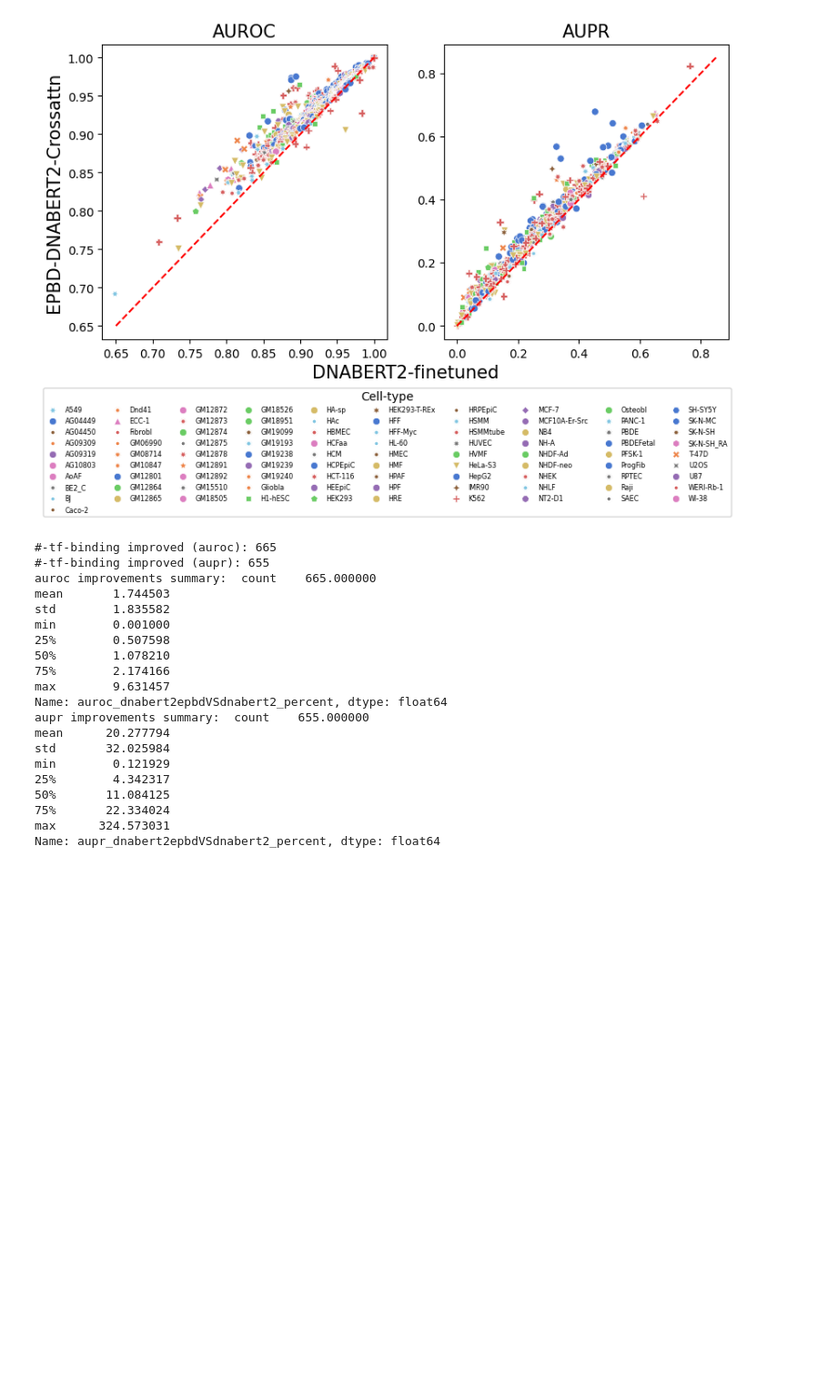
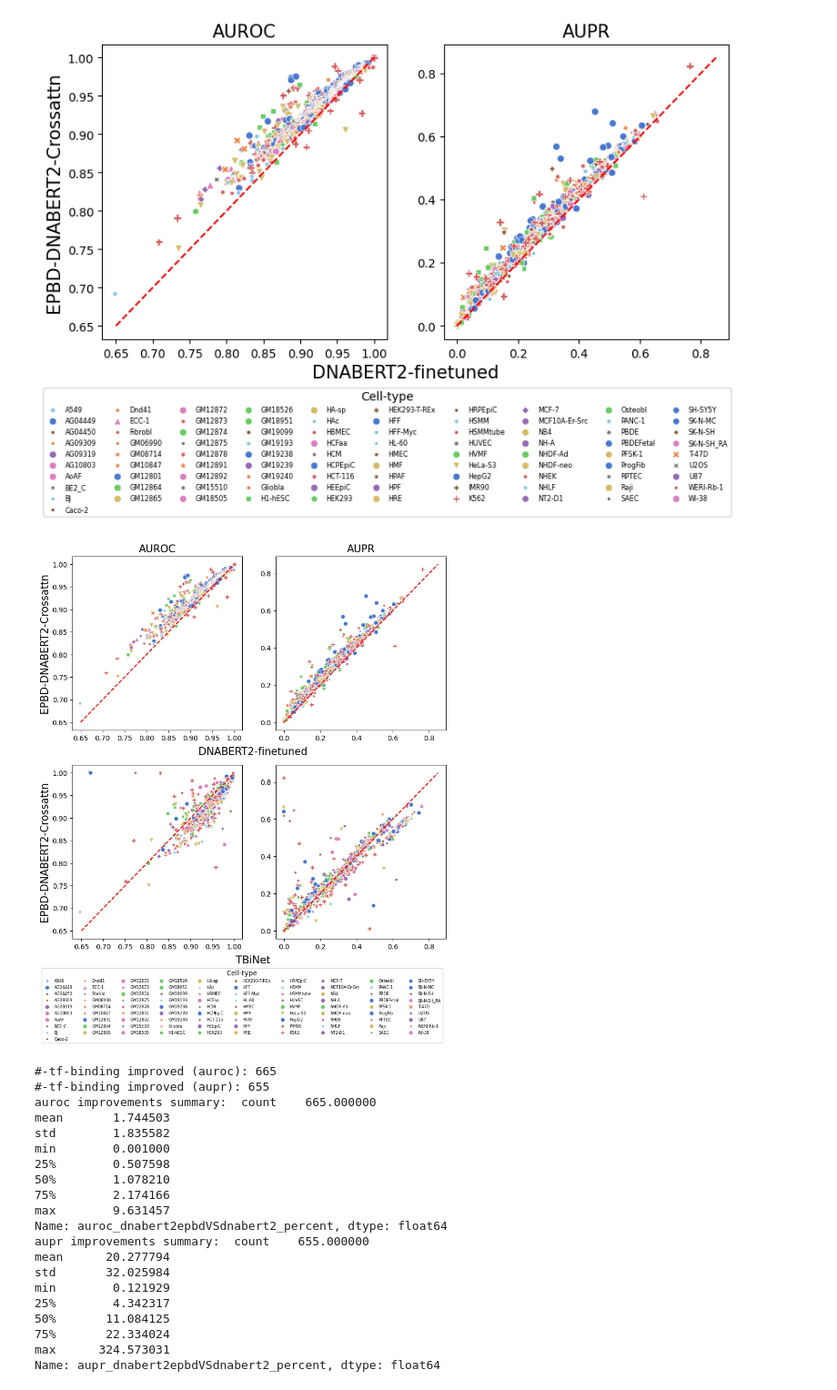
Before and after one commit to lanl/EPBD-BERT, a Jupyter notebook: analysis/1.1_ebpdDnabert2CrossAttn_improved_on_dnabert2.ipynb, the cells around one changed output. Shown: that part at 91% size. Drawn from its saved outputs; the diff is of its cells as text; code cells hidden in the pictures; blank space fills up the shorter version.

Commit message:
new analysis added

```diff
--- a/analysis/1.1_ebpdDnabert2CrossAttn_improved_on_dnabert2.ipynb
+++ b/analysis/1.1_ebpdDnabert2CrossAttn_improved_on_dnabert2.ipynb
@@ -90,7 +91,7 @@ label2count_df
 peaks_metadata_df = peaks_metadata_df.merge(label2count_df, left_on="tableName", right_on="index", how="inner")
 # %%
 # computing the class weights from train set
-index2clsweights = compute_multi_class_weights(home_dir)
+index2clsweights = compute_multi_class_weights("../")
 index2clsweights = np.array(index2clsweights)
 label2clsweights_dict = {label:index2clsweights[i] for i, label in index2label_dict.items()}
 label2clsweights_dict
@@ -118,12 +119,13 @@ peaks_metadata_df = peaks_metadata_df.merge(label2clsweights_df, on="index", how
 # %%
 # reading multiple models performance in test set
 model_name = "dnabert2_epbd_crossattn_bestmodel"
-dnabert2_perf_df = pd.read_csv(home_dir+"analysis/aurocs_auprs/dnabert2_on_test.tsv", sep="\t")
-dnabert2_epbd_crossattn_perf_df = pd.read_csv(home_dir+f"analysis/aurocs_auprs/{model_name}_on_test.tsv", sep="\t")
-dnabert2_randepbd_crossattn_perf_df = pd.read_csv(home_dir+"analysis/aurocs_auprs/dnabert2_randepbd_crossattn_on_test.tsv", sep="\t")
+dnabert2_perf_df = pd.read_csv("data/aurocs_auprs/dnabert2_on_test.tsv", sep="\t")
+dnabert2_epbd_crossattn_perf_df = pd.read_csv(f"data/aurocs_auprs/{model_name}_on_test.tsv", sep="\t")
+dnabert2_randepbd_crossattn_perf_df = pd.read_csv("data/aurocs_auprs/dnabert2_randepbd_crossattn_on_test.tsv", sep="\t")
+tbinet_perf_df = pd.read_csv(f"data/aurocs_auprs/tbinet_on_test.tsv", sep="\t")
 # %%
 # merging more than 2 dfs
-dfs = [dnabert2_perf_df, dnabert2_epbd_crossattn_perf_df, dnabert2_randepbd_crossattn_perf_df]
+dfs = [dnabert2_perf_df, dnabert2_epbd_crossattn_perf_df, dnabert2_randepbd_crossattn_perf_df, tbinet_perf_df]
 from functools import reduce
 merged_df = reduce(lambda  left, right: pd.merge(left, right, on=["index", "cell", "antibody"], how='inner'), dfs)
 merged_df
@@ -170,8 +172,8 @@ result_df["auroc_dnabert2randepbdVSdnabert2_relative"] = result_df["dnabert2_ran
 result_df["aupr_dnabert2randepbdVSdnabert2_percent"] = 100 *( (result_df["dnabert2_randepbd_crossattn_aupr"] - result_df["dnabert2_aupr"]) / result_df["dnabert2_aupr"])
 result_df["aupr_dnabert2randepbdVSdnabert2_relative"] = result_df["dnabert2_randepbd_crossattn_aupr"] - result_df["dnabert2_aupr"]
 
-result_df.sort_values(by="auroc_dnabert2epbdVSdnabert2_percent", ascending=False, inplace=True)
-result_df.head(10)
+result_df_sorted = result_df.sort_values(by="auroc_dnabert2epbdVSdnabert2_percent", ascending=False, inplace=False)
+result_df_sorted.head(10)
 # %% [output]
 |  | filename | project | lab | composite | dataType | view | cell | treatment | antibody | control | ... |
 | 438 | wgEncodeAwgTfbsSydhHepg2Mafksc477... | wgEncode | Stanford | wgEncodeAwgTfbsUniform | ChipSeq | Peaks | HepG2 | None | MafK_(SC-477) | IgG-rab | ... |
@@ -267,6 +269,50 @@ plt.savefig(home_dir+f"analysis/figures/dnabert2_vs_dnabert2_epbd_crossattn_auro
 plt.show()
 # %% [output]
 [figure]
+# %%
+# not completed yet
+fig, ((ax1, ax2), (ax3, ax4)) = plt.subplots(2, 2, figsize=(9.7, 10))
+
+sns.scatterplot(x=result_df["dnabert2_auroc"], y=result_df[f"{model_name}_auroc"], ax=ax1, hue=result_df["cell"], style=result_df["cell"], palette="muted")
+ax1.plot([.65,1], [.65, 1], color="r", linestyle='--')
+ax1.legend().remove()
+ax1.set_ylabel("EPBD-DNABERT2-Crossattn", fontsize=15)
+ax1.set_xlabel("")#"DNABERT2")
+ax1.set_title("AUROC", fontsize=15)
+
+sns.scatterplot(x=result_df["dnabert2_aupr"], y=result_df[f"{model_name}_aupr"], ax=ax2, hue=result_df["cell"], style=result_df["cell"], palette="muted")
+ax2.plot([0, .85], [0, .85], color="r", linestyle='--')
+ax2.legend().remove()
+ax2.set_ylabel("")
+ax2.set_xlabel("")#"DNABERT2")
+ax2.set_title("AUPR", fontsize=15)
+
+fig.text(0.5, .48, 'DNABERT2-finetuned', ha='center', fontsize=15)
+
+sns.scatterplot(x=result_df["tbinet_auroc"], y=result_df[f"{model_name}_auroc"], ax=ax3, hue=result_df["cell"], style=result_df["cell"], palette="muted")
+ax3.plot([.65,1], [.65, 1], color="r", linestyle='--')
+ax3.legend().remove()
+ax3.set_ylabel("EPBD-DNABERT2-Crossattn", fontsize=15)
+ax3.set_xlabel("")#"DNABERT2")
+# ax3.set_title("AUROC", fontsize=15)
+
+sns.scatterplot(x=result_df["tbinet_aupr"], y=result_df[f"{model_name}_aupr"], ax=ax4, hue=result_df["cell"], style=result_df["cell"], palette="muted")
+ax4.plot([0, .85], [0, .85], color="r", linestyle='--')
+ax4.set_ylabel("")
+ax4.set_xlabel("")#"DNABERT2")
+# ax4.set_title("AUPR", fontsize=15)
+
+fig.text(0.5, 0.06, 'TBiNet', ha='center', fontsize=15)
+
+handles, labels = ax4.get_legend_handles_labels()
+# sort both labels and handles by labels
+labels, handles = zip(*sorted(zip(labels, handles), key=lambda t: t[0]))
+ax4.legend(handles, labels, bbox_to_anchor=(-.2, -.6), loc='lower center', borderaxespad=0, fontsize="xx-small", title="Cell-type", ncols=10)
+
+plt.savefig(f"data/figures/dnabert2_tbinet_vs_dnabert2_epbd_crossattn_auroc_aupr_celltypes.png", dpi=300, format="png", bbox_inches='tight', pad_inches=.05)
+plt.show()
+# %% [output]
+[figure, added]
 # %%
 print("#-tf-binding improved (auroc):", result_df[result_df["auroc_dnabert2epbdVSdnabert2_percent"]>0].shape[0])
 print("#-tf-binding improved (aupr):", result_df[result_df["aupr_dnabert2epbdVSdnabert2_percent"]>0].shape[0])
```
Also changed, not shown: parts of 7 cells of this notebook, 3 other files.
